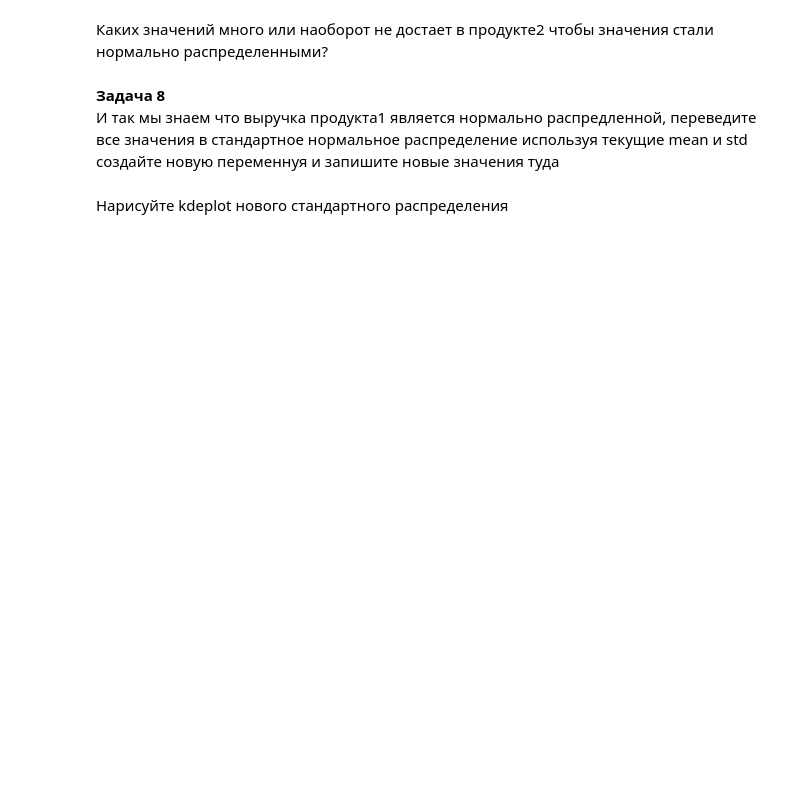
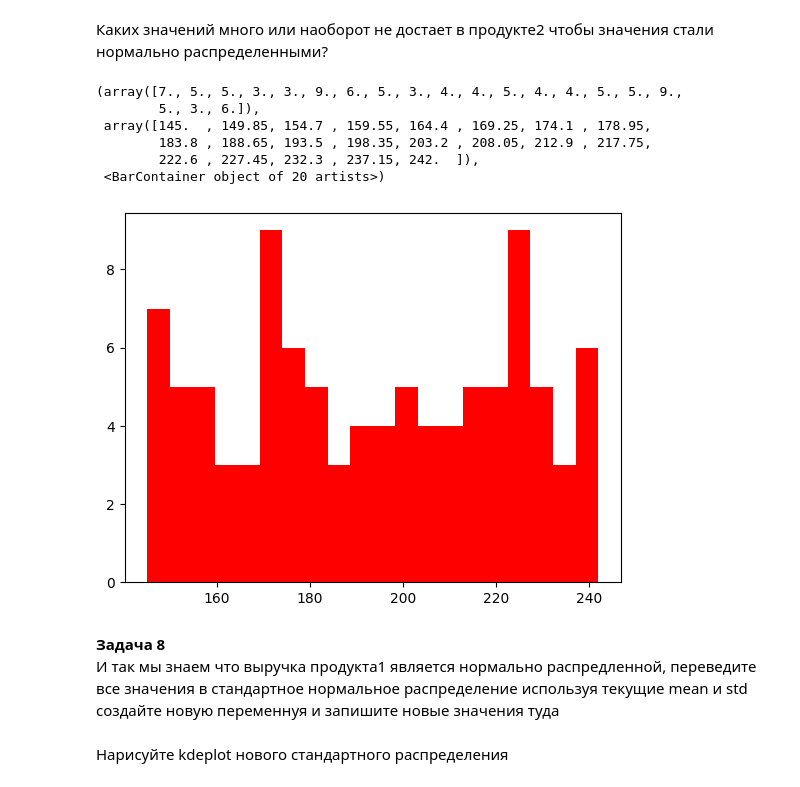
Before and after one commit to asainov1/AC, a Jupyter notebook: MiniProject-2.ipynb, the cells around one changed output. Saved outputs shown, nothing was run; the diff lists cells and outputs as text; code cells hidden in the pictures; blank space fills up the shorter version.

```diff
--- a/MiniProject-2.ipynb
+++ b/MiniProject-2.ipynb
@@ -59,5 +183,17 @@ there
 # %% [markdown]
 Каких значений много или наоборот не достает в продукте2 чтобы значения стали нормально распределенными?
+# %%
+plt.hist(product2, bins = 20, color='red')
+# чтобы значения стали нормально распределенными необходимо увеличить частоту выручки которе равное и близ лежащее к
+#среднему значению выручки ( в данном случае отсутствуют нормальное распределение)
+# %% [output]
+(array([7., 5., 5., 3., 3., 9., 6., 5., 3., 4., 4., 5., 4., 4., 5., 5., 9.,
+        5., 3., 6.]),
+ array([145.  , 149.85, 154.7 , 159.55, 164.4 , 169.25, 174.1 , 178.95,
+        183.8 , 188.65, 193.5 , 198.35, 203.2 , 208.05, 212.9 , 217.75,
+        222.6 , 227.45, 232.3 , 237.15, 242.  ]),
+ <BarContainer object of 20 artists>)
+[figure, added]
 # %% [markdown]
 **Задача 8**<br>
 И так мы знаем что выручка продукта1 является нормально распредленной, переведите все значения в стандартное нормальное распределение используя текущие mean и std<br>
```
Also changed, not shown: parts of 18 cells of this notebook.
